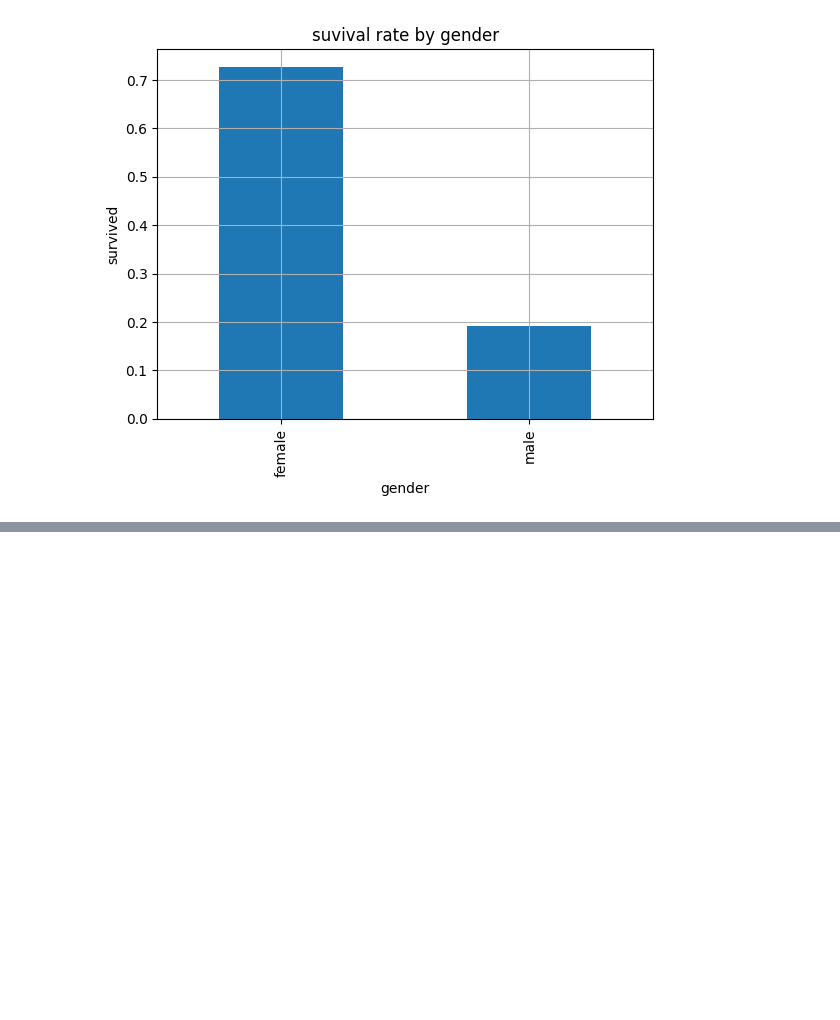
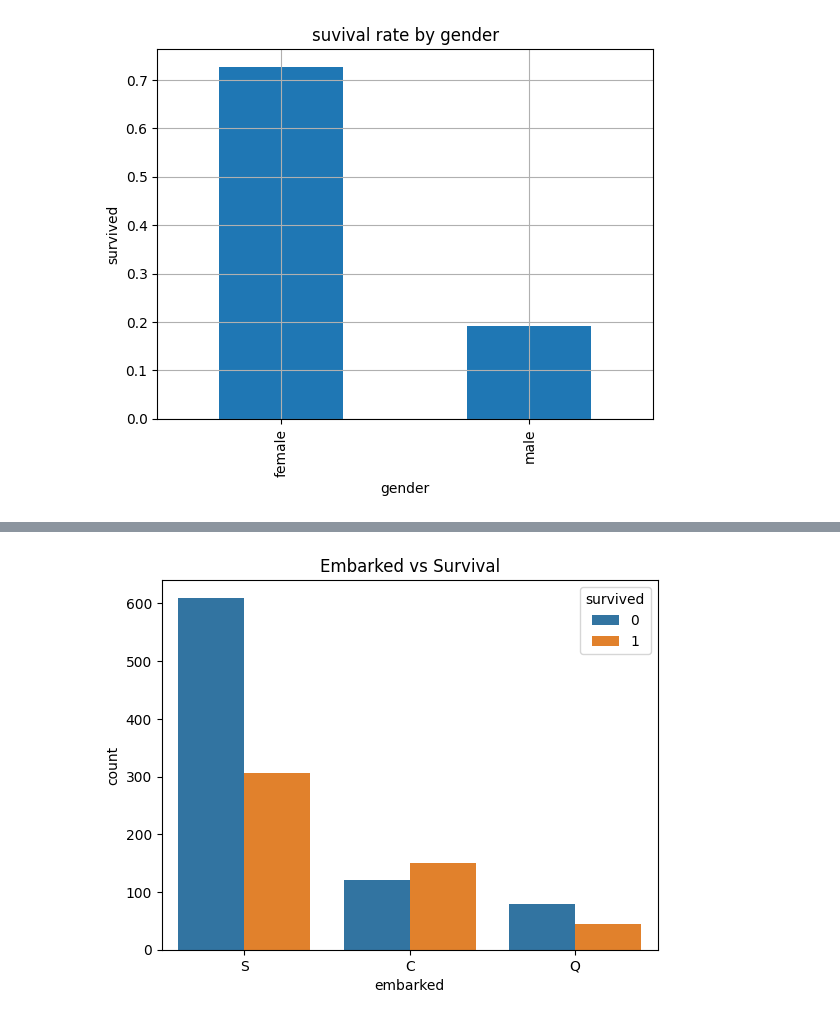
Before and after one commit to bvkiran8058/Data-Science-with-GenAI, a Jupyter notebook: EDA/Stage-1 Beginner Level.ipynb, the cells around one changed output, grey strips where cells are left out. Drawn from its saved outputs; the diff is of its cells as text; code cells hidden in the pictures; blank space fills up the shorter version.

```diff
--- a/EDA/Stage-1 Beginner Level.ipynb
+++ b/EDA/Stage-1 Beginner Level.ipynb
@@ -317,0 +386,6 @@ plt.show()
+# %%
+sns.countplot(data=dataset, x='embarked', hue='survived')
+plt.title('Embarked vs Survival')
+plt.show()
+# %% [output]
+[figure, added]
```
Also changed, not shown: parts of 16 cells of this notebook, 1 other file.
